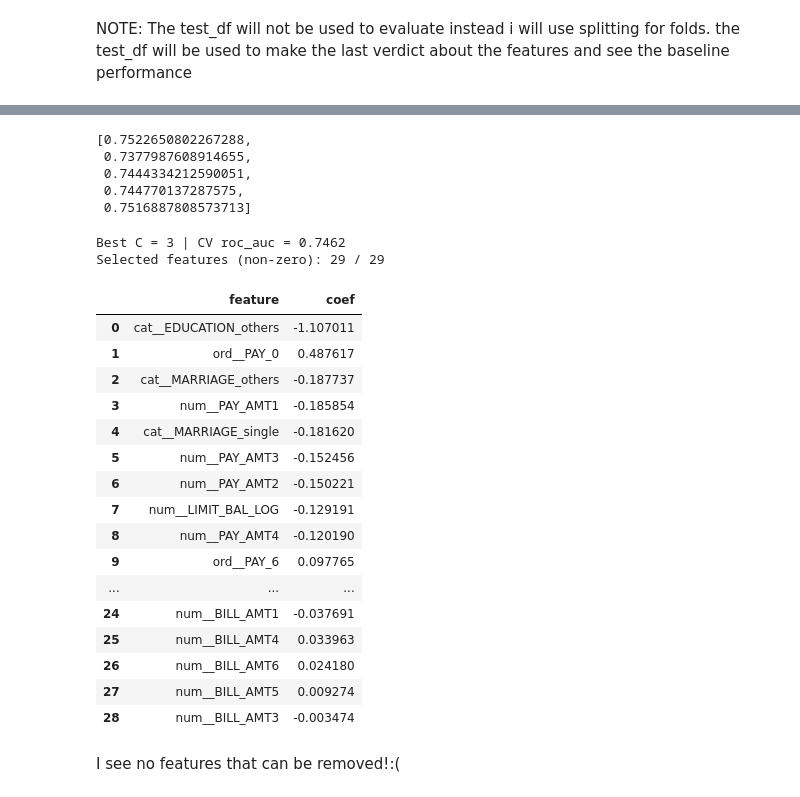
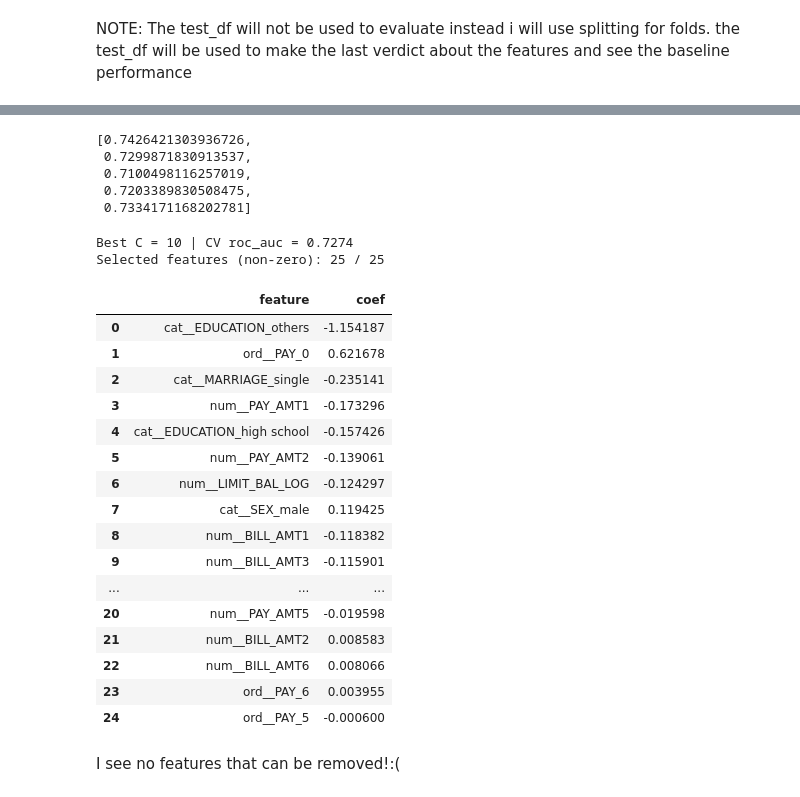
Before and after one commit to aibarC/default_credit_card_project, a Jupyter notebook: notebooks/01_eda.ipynb, the cells around one changed output, grey strips where cells are left out. Saved outputs shown, nothing was run; the diff lists cells and outputs as text; code cells hidden in the pictures.

````diff
--- a/notebooks/01_eda.ipynb
+++ b/notebooks/01_eda.ipynb
@@ -669,7 +672,7 @@ BILL_AMT=[f'BILL_AMT{i}' for i in range(1,7)]#has the negative value
 #but it takes the negative value
 pt=PowerTransformer(method='yeo-johnson', standardize=False)
 
-df[BILL_AMT]=pt.fit_transform(df[BILL_AMT])
+train_df[BILL_AMT]=pt.fit_transform(train_df[BILL_AMT])
 
 #here it is important to
 #change the test_df based on the tranformation from the train
@@ -929,7 +932,7 @@ even if the BILL_AMT or PAY_AMT has quite a lot correlation with each other i st
 
 I will remove the ```LIMIT_BAL```
 # %%
-df.drop(columns=["LIMIT_BAL"], inplace=True)
+train_df.drop(columns=["LIMIT_BAL"], inplace=True)
 num_cols.remove("LIMIT_BAL")
 # %%
 test_df.drop(columns=["LIMIT_BAL"], inplace=True)
@@ -1019,8 +1022,8 @@ Mostlikely when making the final features i am gonna add the PAY_N, PAY_AMT, and
 #That is why i need to test other bins to maximize the V value
 bins   = [21, 25, 30, 35, 45, np.inf]
 labels = ["21-25", "25-30", "30-35", "35-45", "45+"]
-df['AGE_BIN']=pd.cut(df['AGE'], bins=bins, labels=labels, right=False)
-cat_to_target(df, "AGE_BIN")
+train_df['AGE_BIN']=pd.cut(train_df['AGE'], bins=bins, labels=labels, right=False)
+cat_to_target(train_df, "AGE_BIN")
 #that is the maximum i was able to get
 # %% [output]
 === AGE_BIN -> default.payment.next.month ===
@@ -1189,15 +1212,15 @@ final_feature_grid=BASE_EXPERIMENT + ["AGE_BIN", 'EDUCATION', 'LIMIT_BAL_LOG', "
 # %%
-results.iloc[7].cv_scores
+results.iloc[8].cv_scores
 # to see if the result in consistent with other folds. check for lucky split
 # %% [output]
-[0.7522650802267288,
- 0.7377987608914655,
- 0.7444334212590051,
- 0.744770137287575,
- 0.7516887808573713]
+[0.7426421303936726,
+ 0.7299871830913537,
+ 0.7100498116257019,
+ 0.7203389830508475,
+ 0.7334171168202781]
 # %%
-df.drop(columns=["AGE"], inplace=True)
-test_df.drop(columns=["AGE"], inplace=True)
+train_df.drop(columns=["AGE", "AGE_BIN"], inplace=True)
+test_df.drop(columns=["AGE", "AGE_BIN"], inplace=True)
 # %%
 def l1_logreg_feature_selection(df, features, target=target, scoring="roc_auc", cv_splits=5, random_state=42):
     X = df[features]
@@ -1265,30 +1288,30 @@ def l1_logreg_feature_selection(df, features, target=target, scoring="roc_auc",
 
     return gs, selected
 # %%
-all_features = df.columns.drop(target).tolist()
+all_features = train_df.columns.drop(target).tolist()
 
-gs, selected = l1_logreg_feature_selection(df, all_features, target=target, scoring="roc_auc")
+gs, selected = l1_logreg_feature_selection(train_df, all_features, target=target, scoring="roc_auc")
 display(selected.head(30))
 # %% [output]
-Best C = 3 | CV roc_auc = 0.7462
-Selected features (non-zero): 29 / 29
+Best C = 10 | CV roc_auc = 0.7274
+Selected features (non-zero): 25 / 25
 |  | feature | coef |
-| 0 | cat__EDUCATION_others | -1.107011 |
-| 1 | ord__PAY_0 | 0.487617 |
-| 2 | cat__MARRIAGE_others | -0.187737 |
-| 3 | num__PAY_AMT1 | -0.185854 |
-| 4 | cat__MARRIAGE_single | -0.181620 |
-| 5 | num__PAY_AMT3 | -0.152456 |
-| 6 | num__PAY_AMT2 | -0.150221 |
-| 7 | num__LIMIT_BAL_LOG | -0.129191 |
-| 8 | num__PAY_AMT4 | -0.120190 |
-| 9 | ord__PAY_6 | 0.097765 |
+| 0 | cat__EDUCATION_others | -1.154187 |
+| 1 | ord__PAY_0 | 0.621678 |
+| 2 | cat__MARRIAGE_single | -0.235141 |
+| 3 | num__PAY_AMT1 | -0.173296 |
+| 4 | cat__EDUCATION_high school | -0.157426 |
+| 5 | num__PAY_AMT2 | -0.139061 |
+| 6 | num__LIMIT_BAL_LOG | -0.124297 |
+| 7 | cat__SEX_male | 0.119425 |
+| 8 | num__BILL_AMT1 | -0.118382 |
+| 9 | num__BILL_AMT3 | -0.115901 |
 | ... | ... | ... |
-| 24 | num__BILL_AMT1 | -0.037691 |
-| 25 | num__BILL_AMT4 | 0.033963 |
-| 26 | num__BILL_AMT6 | 0.024180 |
-| 27 | num__BILL_AMT5 | 0.009274 |
-| 28 | num__BILL_AMT3 | -0.003474 |
+| 20 | num__PAY_AMT5 | -0.019598 |
+| 21 | num__BILL_AMT2 | 0.008583 |
+| 22 | num__BILL_AMT6 | 0.008066 |
+| 23 | ord__PAY_6 | 0.003955 |
+| 24 | ord__PAY_5 | -0.000600 |
 # %% [markdown]
 I see no features that can be removed!:(
 # %%
````
Also changed, not shown: parts of 30 cells of this notebook, 4 other files.
